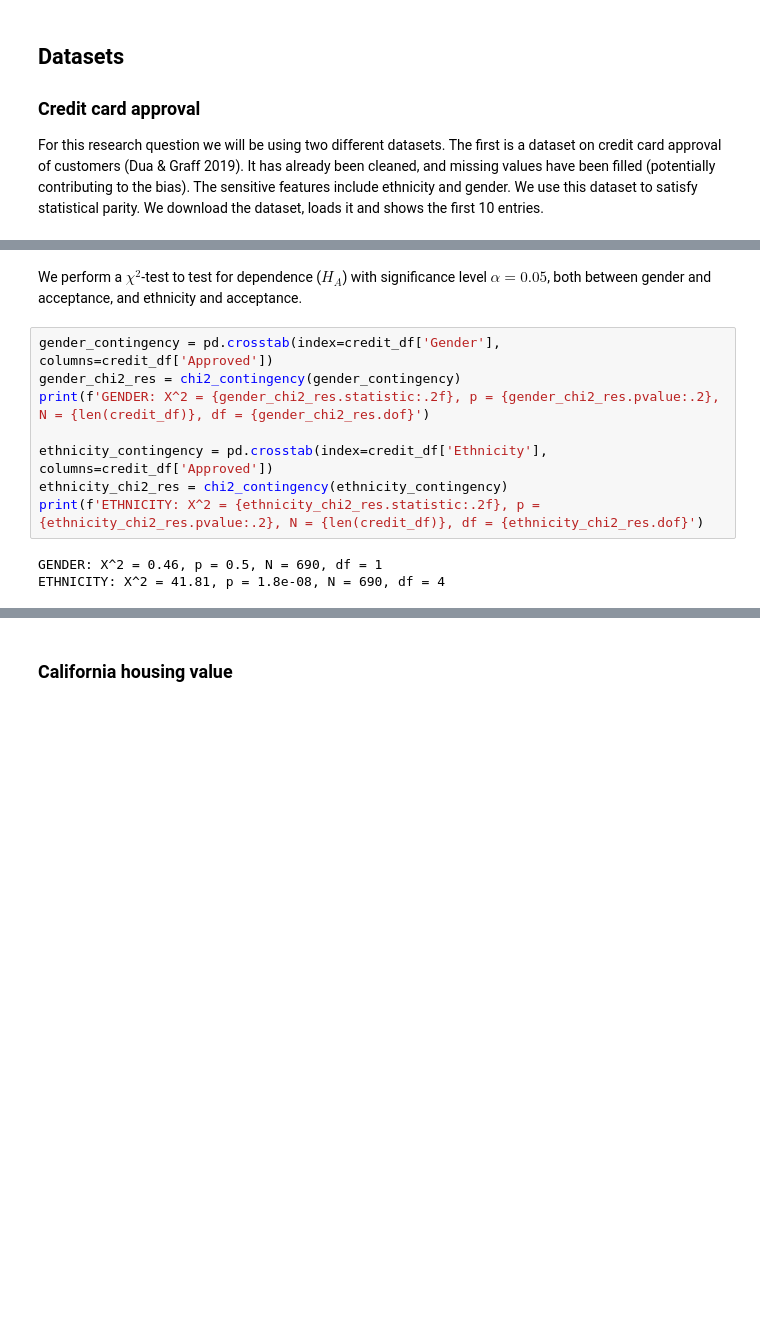
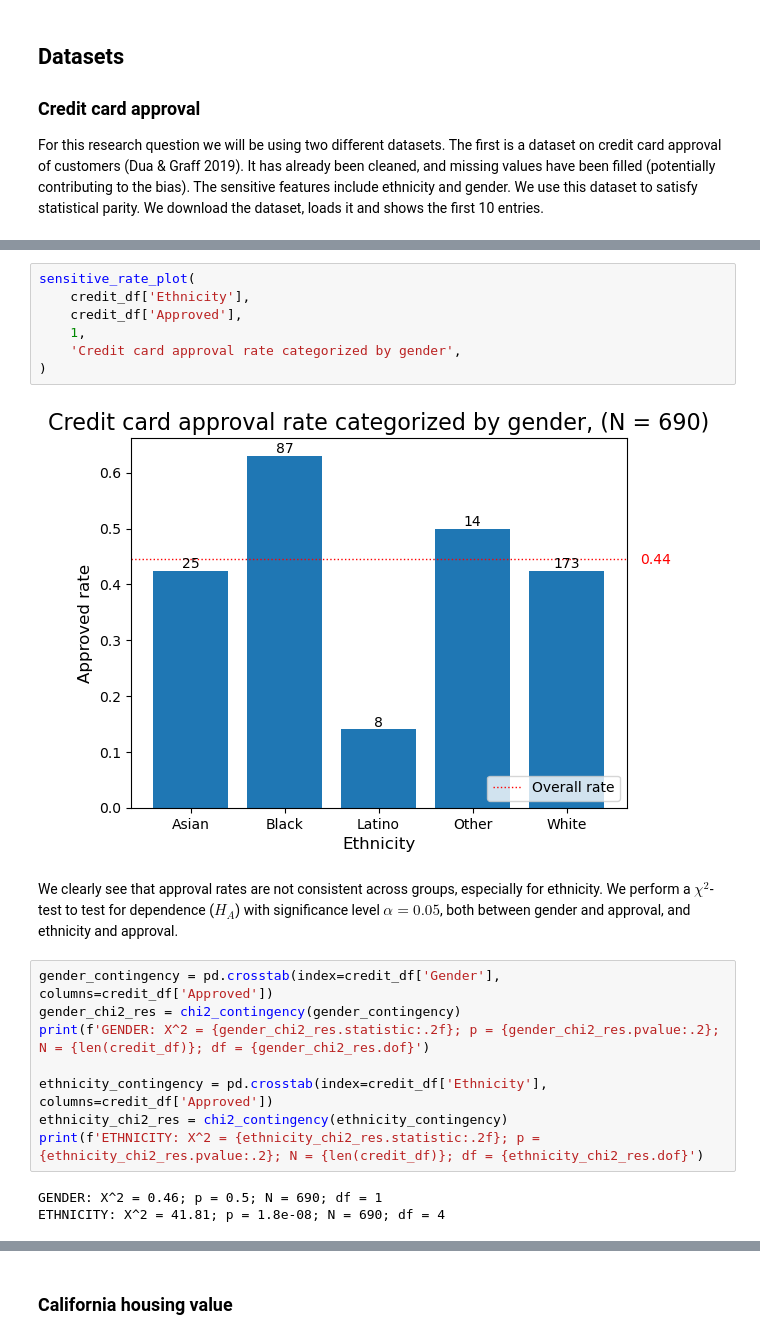
Before and after one commit to lucavella/SFML-project, a Jupyter notebook: luca_project.ipynb, the cells around one changed output, grey strips where cells are left out. Cells and saved outputs as stored; diff of their text form; blank space fills up the shorter version.

```diff
--- a/luca_project.ipynb
+++ b/luca_project.ipynb
@@ -142,14 +150,23 @@ plt.show()
+# %%
+sensitive_rate_plot(
+    credit_df['Ethnicity'],
+    credit_df['Approved'],
+    1,
+    'Credit card approval rate categorized by gender',
+)
+# %% [output]
+[figure, added]
 # %% [markdown]
-We perform a $\chi^2$-test to test for dependence ($H_A$) with significance level $\alpha = 0.05$, both between gender and acceptance, and ethnicity and acceptance.
+We clearly see that approval rates are not consistent across groups, especially for ethnicity. We perform a $\chi^2$-test to test for dependence ($H_A$) with significance level $\alpha = 0.05$, both between gender and approval, and ethnicity and approval.
 # %%
 gender_contingency = pd.crosstab(index=credit_df['Gender'], columns=credit_df['Approved'])
 gender_chi2_res = chi2_contingency(gender_contingency)
-print(f'GENDER: X^2 = {gender_chi2_res.statistic:.2f}, p = {gender_chi2_res.pvalue:.2}, N = {len(credit_df)}, df = {gender_chi2_res.dof}')
+print(f'GENDER: X^2 = {gender_chi2_res.statistic:.2f}; p = {gender_chi2_res.pvalue:.2}; N = {len(credit_df)}; df = {gender_chi2_res.dof}')
 
 ethnicity_contingency = pd.crosstab(index=credit_df['Ethnicity'], columns=credit_df['Approved'])
 ethnicity_chi2_res = chi2_contingency(ethnicity_contingency)
-print(f'ETHNICITY: X^2 = {ethnicity_chi2_res.statistic:.2f}, p = {ethnicity_chi2_res.pvalue:.2}, N = {len(credit_df)}, df = {ethnicity_chi2_res.dof}')
+print(f'ETHNICITY: X^2 = {ethnicity_chi2_res.statistic:.2f}; p = {ethnicity_chi2_res.pvalue:.2}; N = {len(credit_df)}; df = {ethnicity_chi2_res.dof}')
 # %% [output]
-GENDER: X^2 = 0.46, p = 0.5, N = 690, df = 1
-ETHNICITY: X^2 = 41.81, p = 1.8e-08, N = 690, df = 4
+GENDER: X^2 = 0.46; p = 0.5; N = 690; df = 1
+ETHNICITY: X^2 = 41.81; p = 1.8e-08; N = 690; df = 4
 # %% [markdown]
```
Also changed, not shown: parts of 47 cells of this notebook.
